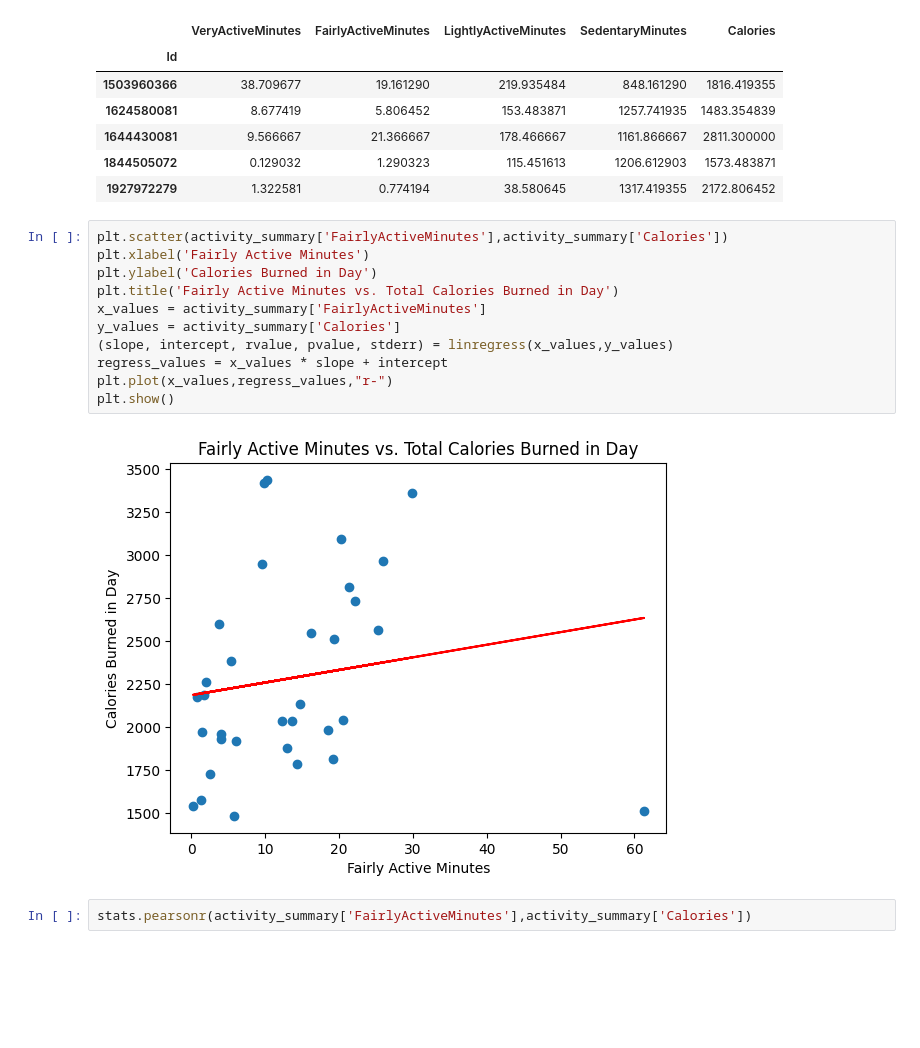
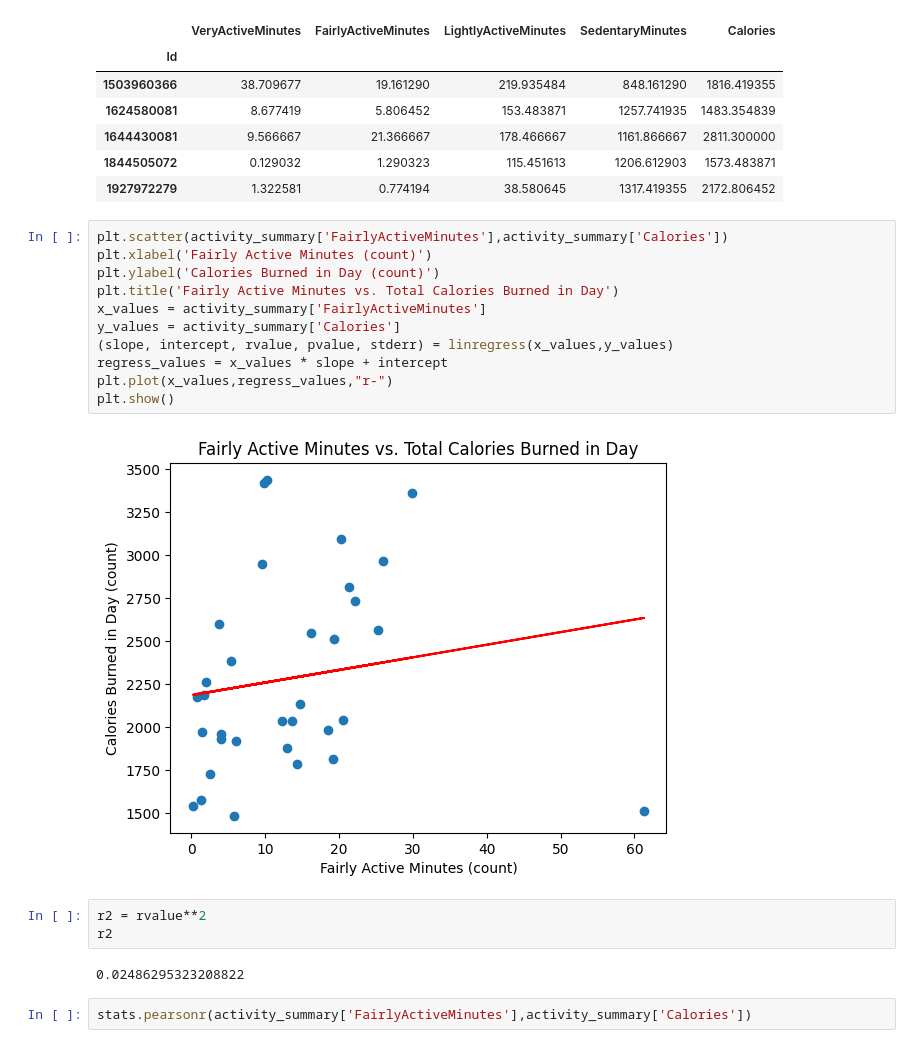
Before and after one commit to caitepley/Group1-Project1, a Jupyter notebook: main.ipynb, the cells around one changed output. Saved outputs shown, nothing was run; the diff lists cells and outputs as text; blank space fills up the shorter version.

```diff
--- a/main.ipynb
+++ b/main.ipynb
@@ -214,17 +224,22 @@ activity_summary.head()
 | 1927972279 | 1.322581 | 0.774194 | 38.580645 | 1317.419355 | 2172.806452 |
 # %%
 plt.scatter(activity_summary['FairlyActiveMinutes'],activity_summary['Calories'])
-plt.xlabel('Fairly Active Minutes')
-plt.ylabel('Calories Burned in Day')
+plt.xlabel('Fairly Active Minutes (count)')
+plt.ylabel('Calories Burned in Day (count)')
 plt.title('Fairly Active Minutes vs. Total Calories Burned in Day')
 x_values = activity_summary['FairlyActiveMinutes']
 y_values = activity_summary['Calories']
 (slope, intercept, rvalue, pvalue, stderr) = linregress(x_values,y_values)
 regress_values = x_values * slope + intercept
 plt.plot(x_values,regress_values,"r-")
 plt.show()
 # %% [output]
-[figure, old version]
+[figure, new version]
+# %%
+r2 = rvalue**2
+r2
+# %% [output]
+0.02486295323208822
 # %%
 stats.pearsonr(activity_summary['FairlyActiveMinutes'],activity_summary['Calories'])
 # %% [output]
```
Also changed, not shown: parts of 8 cells of this notebook.
